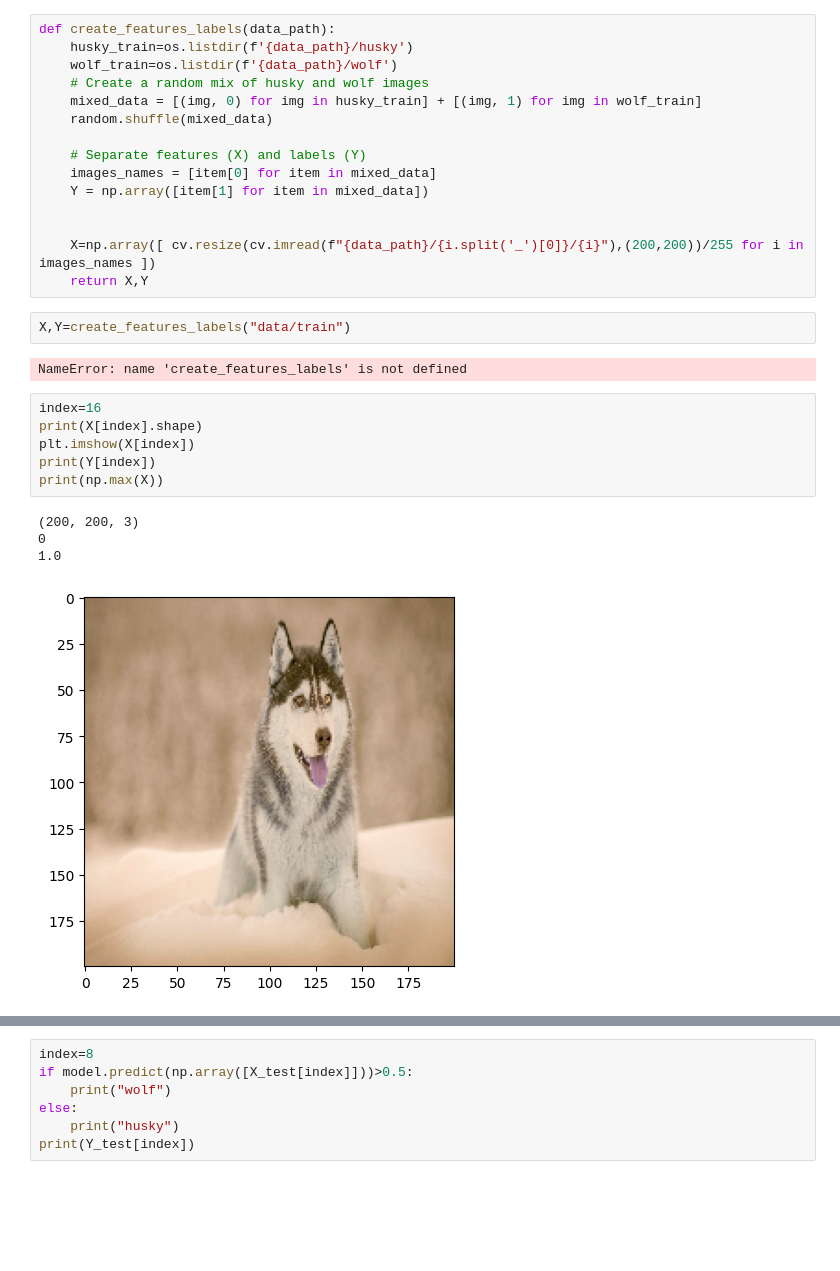
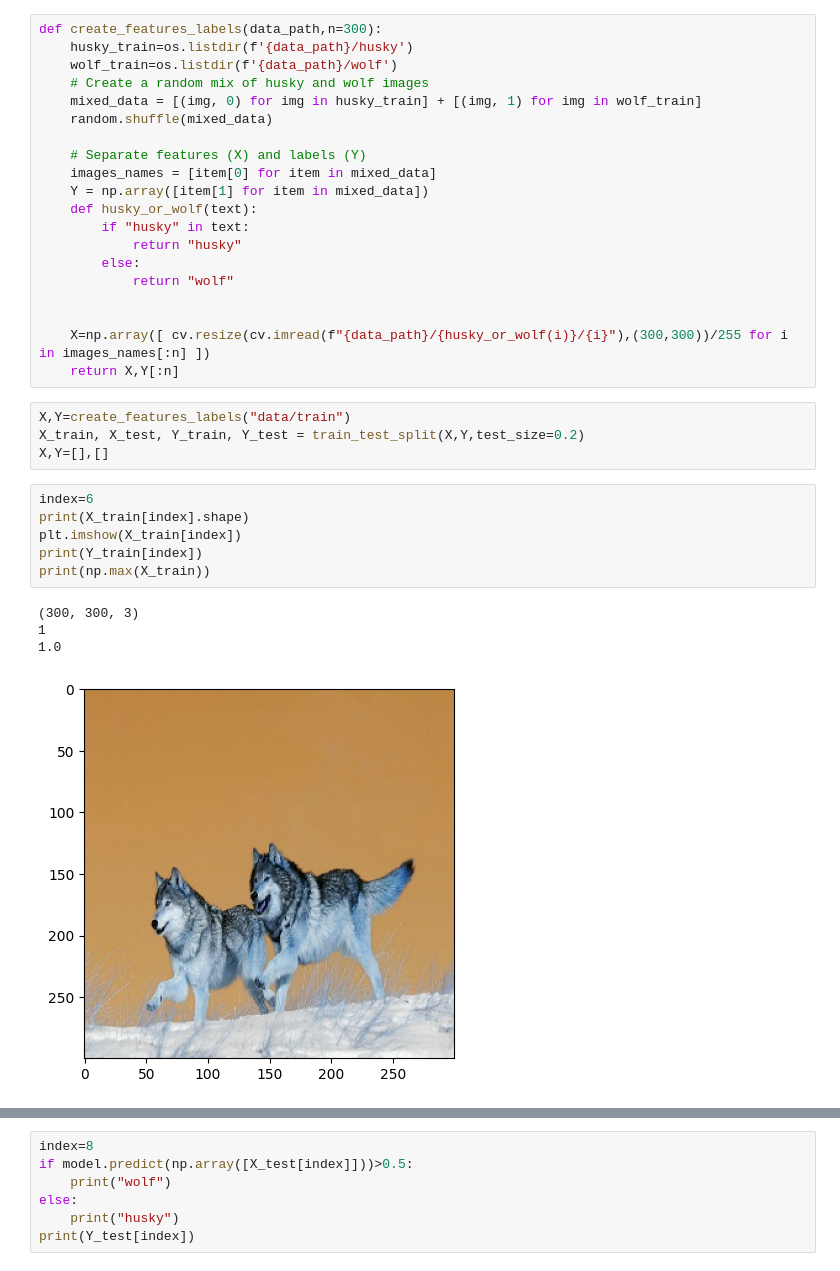
Before and after one commit to lord-ahmed1/husky_wolf, a Jupyter notebook: main.ipynb, the cells around one changed output, grey strips where cells are left out. Cells and saved outputs as stored; diff of their text form; blank space fills up the shorter version.

```diff
--- a/main.ipynb
+++ b/main.ipynb
@@ -57,5 +60,5 @@ print(np.max(batch_images))
 # %%
-def create_features_labels(data_path):
+def create_features_labels(data_path,n=300):
     husky_train=os.listdir(f'{data_path}/husky')
     wolf_train=os.listdir(f'{data_path}/wolf')
     # Create a random mix of husky and wolf images
@@ -65,24 +68,29 @@ def create_features_labels(data_path):
     # Separate features (X) and labels (Y)
     images_names = [item[0] for item in mixed_data]
     Y = np.array([item[1] for item in mixed_data])
+    def husky_or_wolf(text):
+        if "husky" in text:
+            return "husky"
+        else:
+            return "wolf"
 
 
-    X=np.array([ cv.resize(cv.imread(f"{data_path}/{i.split('_')[0]}/{i}"),(200,200))/255 for i in images_names ])
-    return X,Y
+    X=np.array([ cv.resize(cv.imread(f"{data_path}/{husky_or_wolf(i)}/{i}"),(300,300))/255 for i in images_names[:n] ])
+    return X,Y[:n]
 # %%
 X,Y=create_features_labels("data/train")
+X_train, X_test, Y_train, Y_test = train_test_split(X,Y,test_size=0.2)
+X,Y=[],[]
-# %% [output]
-NameError: name 'create_features_labels' is not defined
 # %%
-index=16
-print(X[index].shape)
-plt.imshow(X[index])
-print(Y[index])
-print(np.max(X))
+index=6
+print(X_train[index].shape)
+plt.imshow(X_train[index])
+print(Y_train[index])
+print(np.max(X_train))
 # %% [output]
-(200, 200, 3)
-0
+(300, 300, 3)
+1
 1.0
-[figure, old version]
+[figure, new version]
 # %%
 model = keras.Sequential([
```
Also changed, not shown: parts of 16 cells of this notebook, 9 other files.
